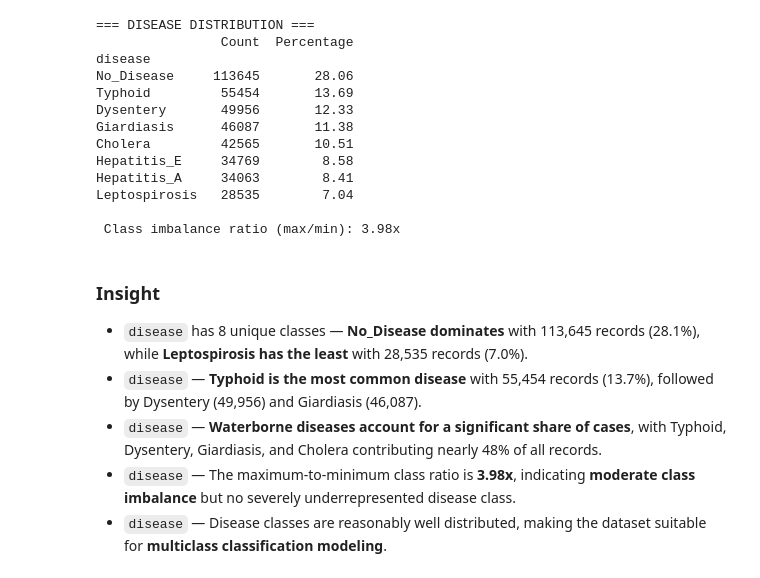
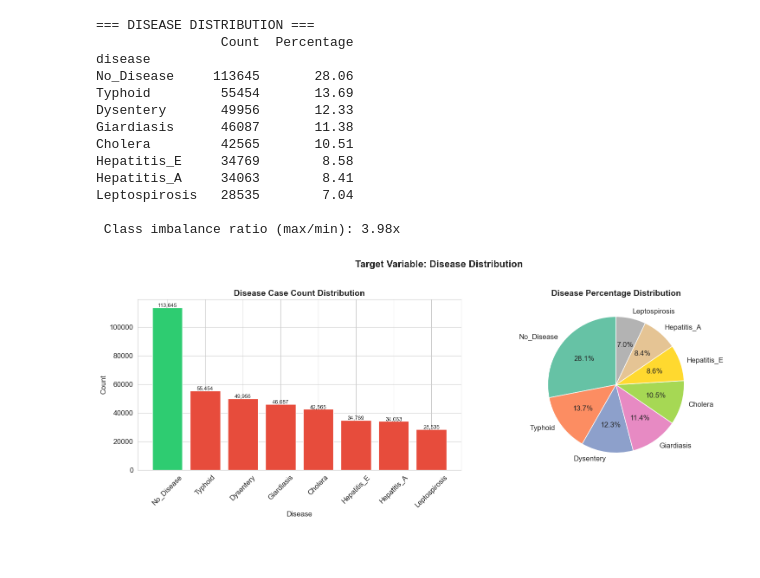
Before and after one commit to sumeet-016/NE-EpiGuard, a Jupyter notebook: Notebooks/EDA.ipynb, the cells around one changed output. Saved outputs shown, nothing was run; the diff lists cells and outputs as text; code cells hidden in the pictures; blank space fills up the shorter version.

```diff
--- a/Notebooks/EDA.ipynb
+++ b/Notebooks/EDA.ipynb
@@ -213,10 +214,29 @@ Hepatitis_A     34063        8.41
 Leptospirosis   28535        7.04
 
  Class imbalance ratio (max/min): 3.98x
-# %% [markdown]
-### Insight
-- `disease` has 8 unique classes — **No_Disease dominates** with 113,645 records (28.1%), while **Leptospirosis has the least** with 28,535 records (7.0%).
-- `disease` — **Typhoid is the most common disease** with 55,454 records (13.7%), followed by Dysentery (49,956) and Giardiasis (46,087).
-- `disease` — **Waterborne diseases account for a significant share of cases**, with Typhoid, Dysentery, Giardiasis, and Cholera contributing nearly 48% of all records.
-- `disease` — The maximum-to-minimum class ratio is **3.98x**, indicating **moderate class imbalance** but no severely underrepresented disease class.
-- `disease` — Disease classes are reasonably well distributed, making the dataset suitable for **multiclass classification modeling**.
+# %%
+fig, axes = plt.subplots(1, 2, figsize=(16, 6))
+
+# Bar chart
+colors = ['#e74c3c' if d != 'No_Disease' else '#2ecc71' for d in disease_counts.index]
+axes[0].bar(disease_counts.index, disease_counts.values, color=colors, edgecolor='white')
+axes[0].set_title('Disease Case Count Distribution', fontsize=14, fontweight='bold')
+axes[0].set_xlabel('Disease')
+axes[0].set_ylabel('Count')
+axes[0].tick_params(axis='x', rotation=45)
+
+for i, (idx, val) in enumerate(disease_counts.items()):
+    axes[0].text(i, val+500, f'{val:,}', ha='center', fontsize = 9)
+
+# Pie chart
+axes[1].pie(disease_counts.values, labels=disease_counts.index,
+            autopct='%1.1f%%', startangle=90,
+            colors=sns.color_palette('Set2', len(disease_counts)))
+axes[1].set_title('Disease Percentage Distribution', fontsize=14, fontweight='bold')
+
+plt.suptitle('Target Variable: Disease Distribution', fontsize=16, fontweight='bold', y=1.02)
+plt.tight_layout()
+plt.savefig('plots/01_disease_distribution.png', dpi=150, bbox_inches='tight')
+plt.show()
+# %% [output]
+[figure, added]
```
Also changed, not shown: parts of 11 cells of this notebook, 4 other files.
